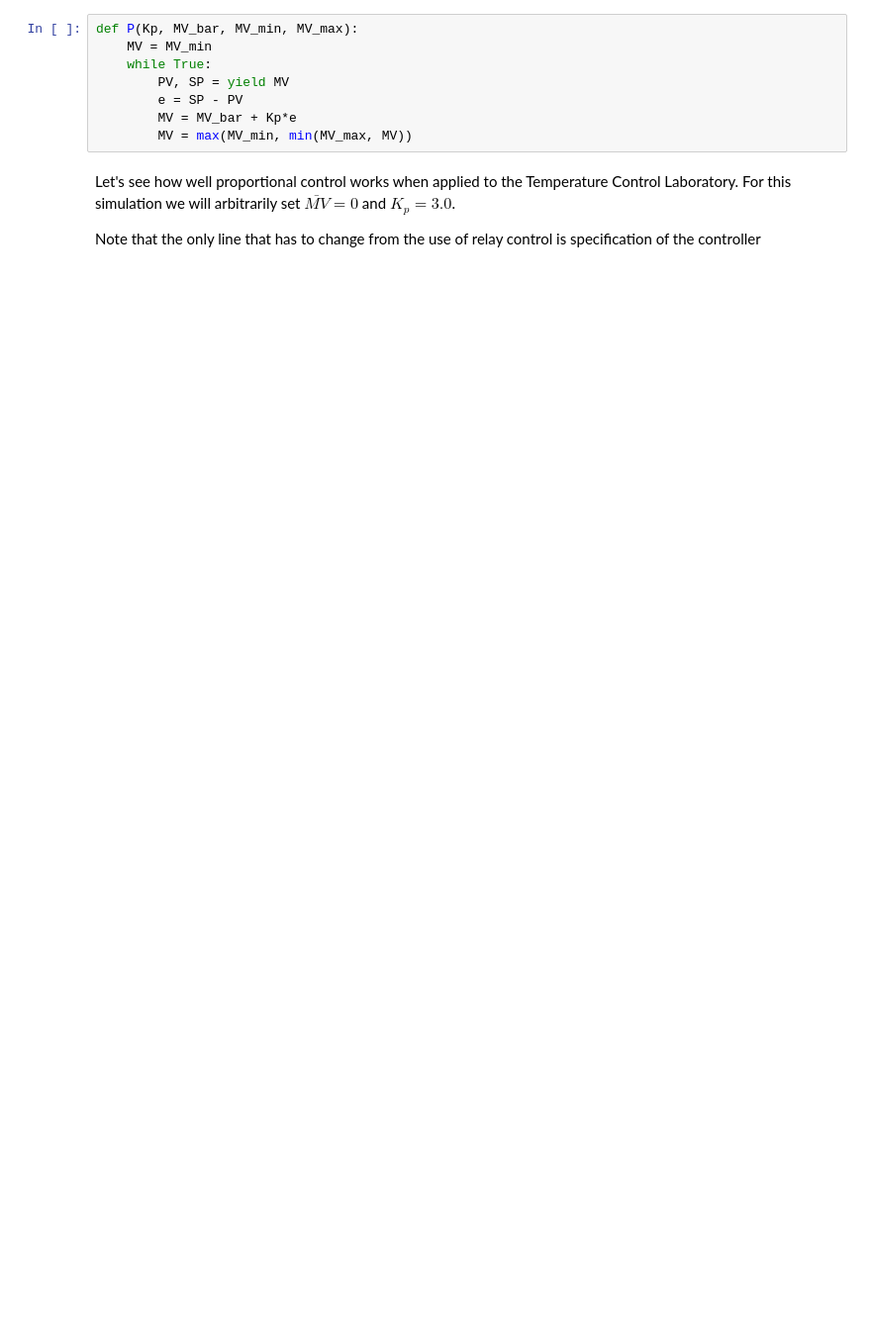
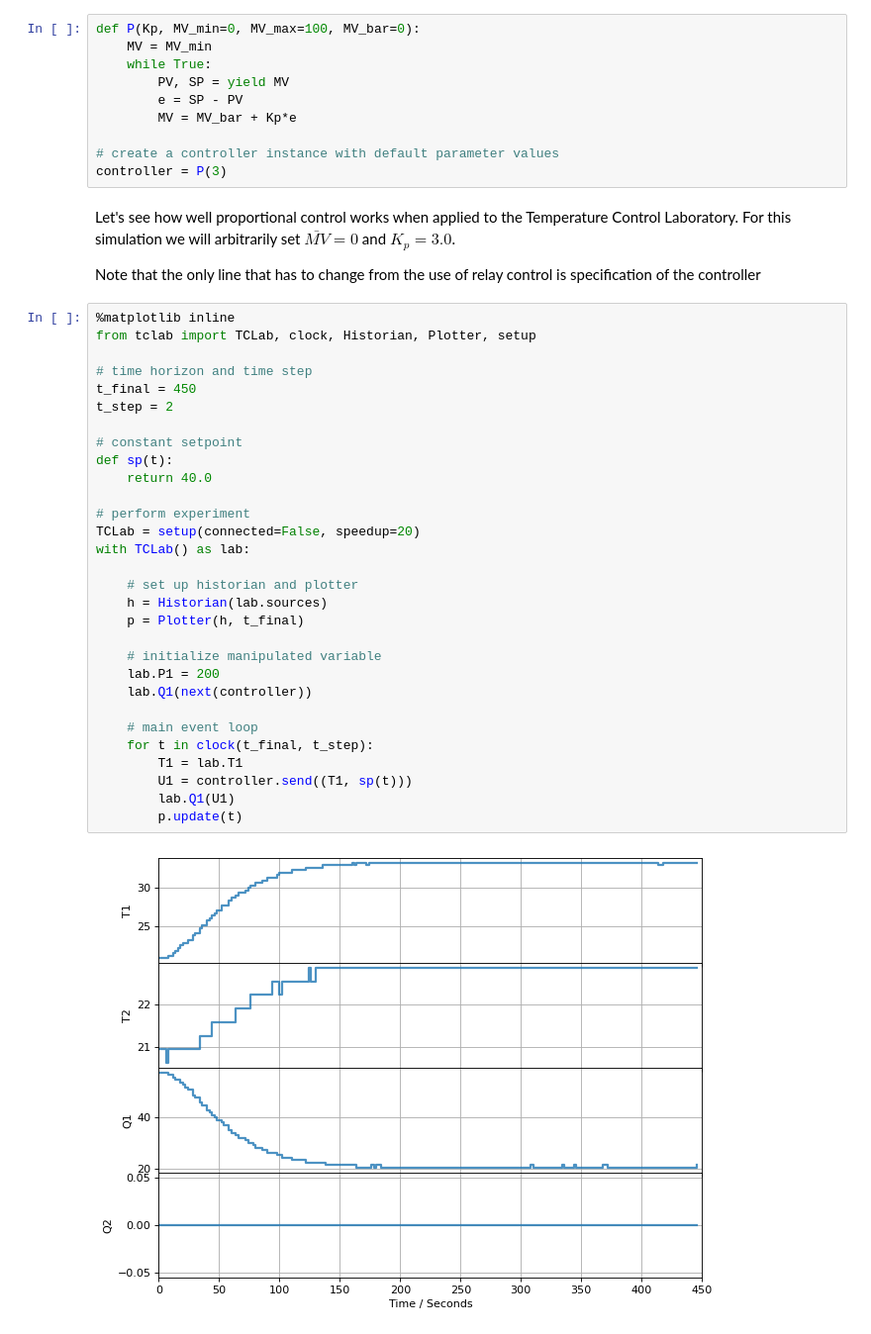
Before and after one commit to jckantor/cbe30338-2021, a Jupyter notebook: docs/03.05-Proportional-Integral-Control.ipynb, the cells around one changed output. Shown at 99% size. Cells and saved outputs as stored; diff of their text form; blank space fills up the shorter version.

```diff
--- a/docs/03.05-Proportional-Integral-Control.ipynb
+++ b/docs/03.05-Proportional-Integral-Control.ipynb
@@ -22,12 +44,46 @@ The initial term $\bar{MV}$ provides an initial estimate for the value of the ma
 # %%
-def P(Kp, MV_bar, MV_min, MV_max):
+def P(Kp, MV_min=0, MV_max=100, MV_bar=0):
     MV = MV_min
     while True:
         PV, SP = yield MV
         e = SP - PV
         MV = MV_bar + Kp*e
-        MV = max(MV_min, min(MV_max, MV))
+
+# create a controller instance with default parameter values
+controller = P(3)
 # %% [markdown]
 Let's see how well proportional control works when applied to the Temperature Control Laboratory. For this simulation we will arbitrarily set $\bar{MV} = 0$ and $K_p = 3.0$.
 
 Note that the only line that has to change from the use of relay control is specification of the controller
+# %%
+%matplotlib inline
+from tclab import TCLab, clock, Historian, Plotter, setup
+
+# time horizon and time step
+t_final = 450
+t_step = 2
+
+# constant setpoint
+def sp(t):
+    return 40.0
+
+# perform experiment
+TCLab = setup(connected=False, speedup=20)
+with TCLab() as lab:
+
+    # set up historian and plotter
+    h = Historian(lab.sources)
+    p = Plotter(h, t_final)
+
+    # initialize manipulated variable
+    lab.P1 = 200
+    lab.Q1(next(controller))
+
+    # main event loop
+    for t in clock(t_final, t_step):
+        T1 = lab.T1
+        U1 = controller.send((T1, sp(t)))
+        lab.Q1(U1)
+        p.update(t)
+# %% [output]
+[figure, added]
```
Also changed, not shown: parts of 19 cells of this notebook, 5 other files.
